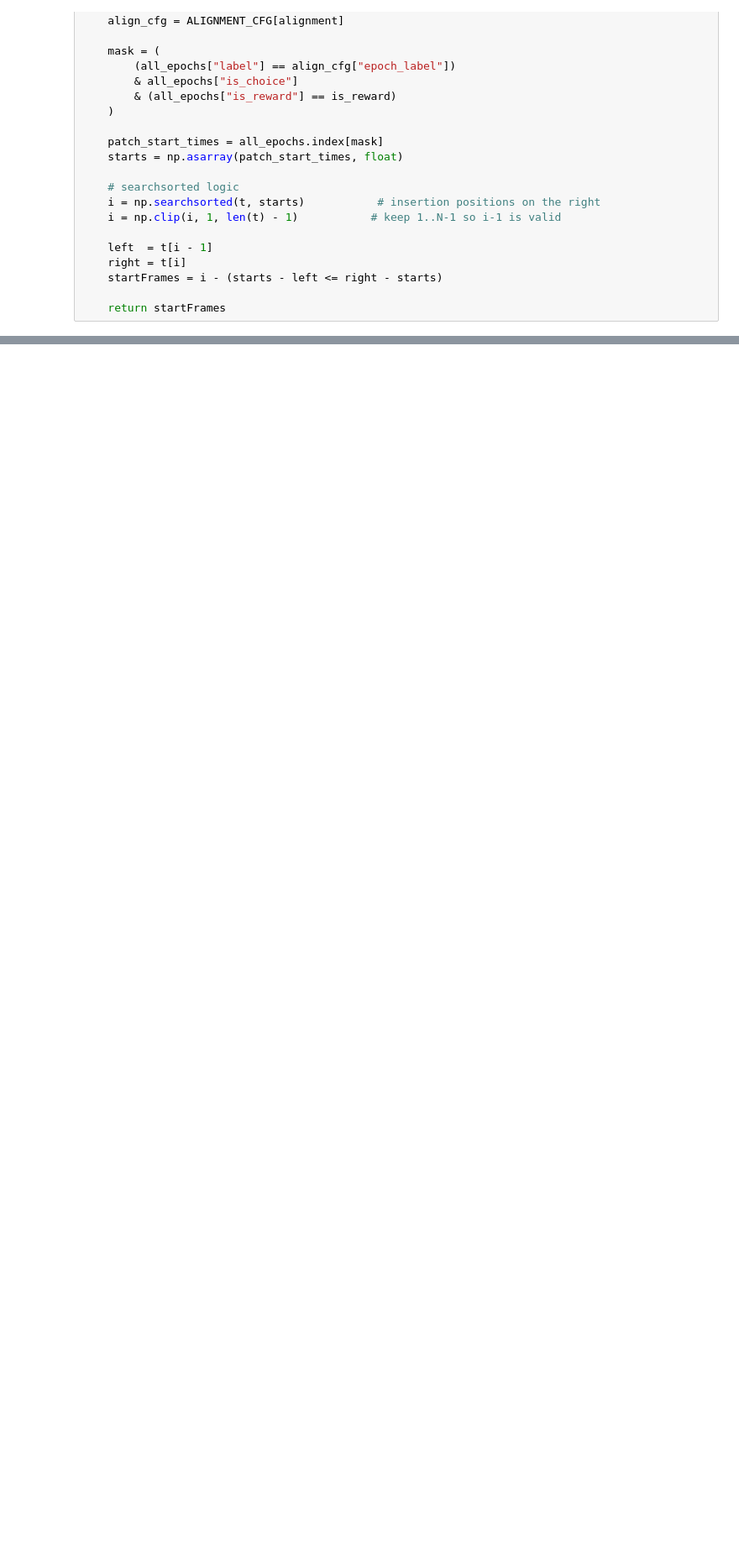
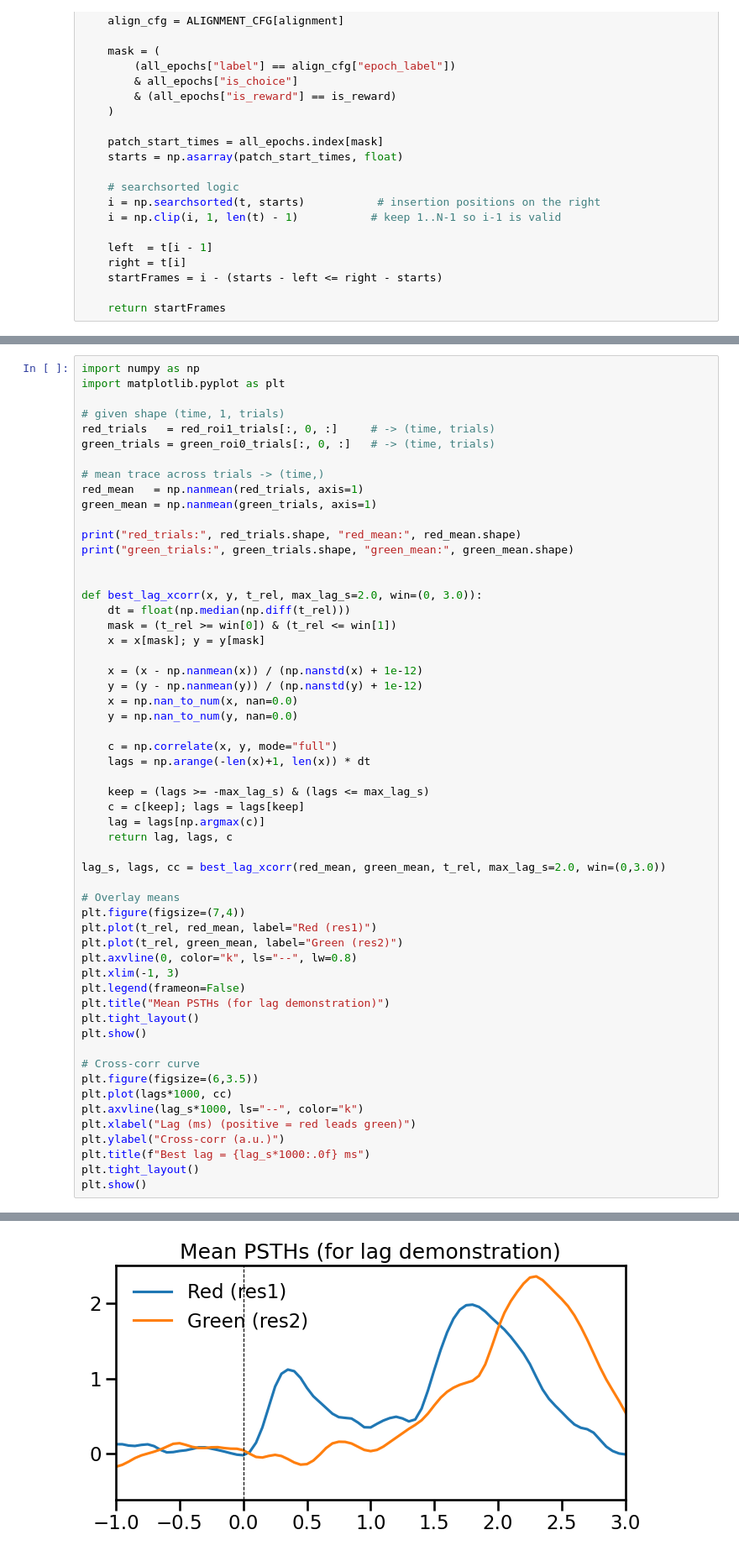
Before and after one commit to jasonyslee/Aind.Behavior.VrForaging.Analysis, a Jupyter notebook: notebooks/BehaviorAnalysis/General/evaluate_behavior_with_FIP_v3.ipynb, the cells around one changed output, grey strips where cells are left out. Shown at 84% size. Cells and saved outputs as stored; diff of their text form; blank space fills up the shorter version.

```diff
--- a/notebooks/BehaviorAnalysis/General/evaluate_behavior_with_FIP_v3.ipynb
+++ b/notebooks/BehaviorAnalysis/General/evaluate_behavior_with_FIP_v3.ipynb
@@ -1323,0 +1413,57 @@ all_epochs
+# %%
+import numpy as np
+import matplotlib.pyplot as plt
+
+# given shape (time, 1, trials)
+red_trials   = red_roi1_trials[:, 0, :]     # -> (time, trials)
+green_trials = green_roi0_trials[:, 0, :]   # -> (time, trials)
+
+# mean trace across trials -> (time,)
+red_mean   = np.nanmean(red_trials, axis=1)
+green_mean = np.nanmean(green_trials, axis=1)
+
+print("red_trials:", red_trials.shape, "red_mean:", red_mean.shape)
+print("green_trials:", green_trials.shape, "green_mean:", green_mean.shape)
+
+
+def best_lag_xcorr(x, y, t_rel, max_lag_s=2.0, win=(0, 3.0)):
+    dt = float(np.median(np.diff(t_rel)))
+    mask = (t_rel >= win[0]) & (t_rel <= win[1])
+    x = x[mask]; y = y[mask]
+
+    x = (x - np.nanmean(x)) / (np.nanstd(x) + 1e-12)
+    y = (y - np.nanmean(y)) / (np.nanstd(y) + 1e-12)
+    x = np.nan_to_num(x, nan=0.0)
+    y = np.nan_to_num(y, nan=0.0)
+
+    c = np.correlate(x, y, mode="full")
+    lags = np.arange(-len(x)+1, len(x)) * dt
+
+    keep = (lags >= -max_lag_s) & (lags <= max_lag_s)
+    c = c[keep]; lags = lags[keep]
+    lag = lags[np.argmax(c)]
+    return lag, lags, c
+
+lag_s, lags, cc = best_lag_xcorr(red_mean, green_mean, t_rel, max_lag_s=2.0, win=(0,3.0))
+
+# Overlay means
+plt.figure(figsize=(7,4))
+plt.plot(t_rel, red_mean, label="Red (res1)")
+plt.plot(t_rel, green_mean, label="Green (res2)")
+plt.axvline(0, color="k", ls="--", lw=0.8)
+plt.xlim(-1, 3)
+plt.legend(frameon=False)
+plt.title("Mean PSTHs (for lag demonstration)")
+plt.tight_layout()
+plt.show()
+
+# Cross-corr curve
+plt.figure(figsize=(6,3.5))
+plt.plot(lags*1000, cc)
+plt.axvline(lag_s*1000, ls="--", color="k")
+plt.xlabel("Lag (ms) (positive = red leads green)")
+plt.ylabel("Cross-corr (a.u.)")
+plt.title(f"Best lag = {lag_s*1000:.0f} ms")
+plt.tight_layout()
+plt.show()
+# %% [output]
@@ -1323,0 +1472 @@ all_epochs
+[figure, added]
```
Also changed, not shown: parts of 17 cells of this notebook, 1 other file.
